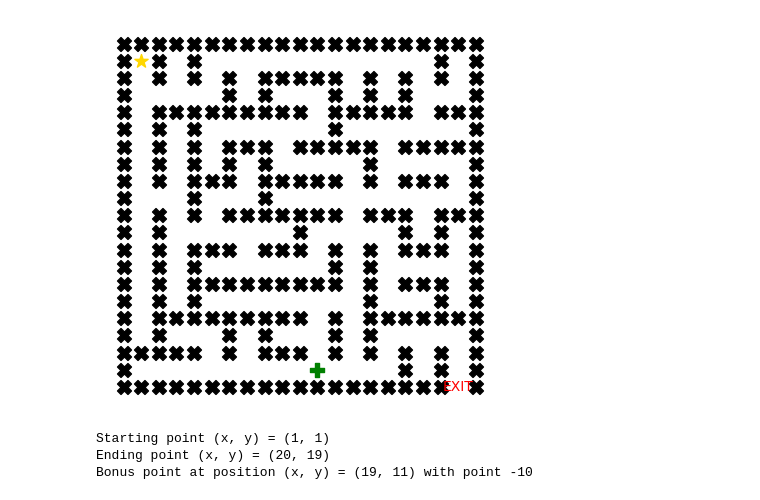
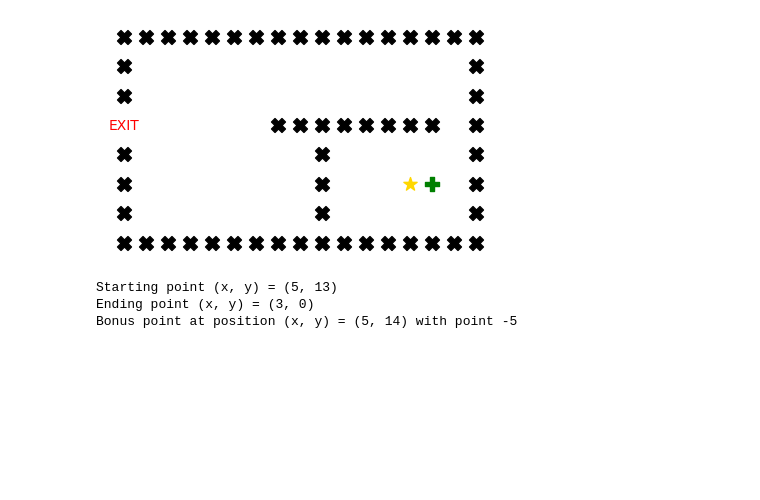
Before and after one commit to hungngocphat01/HCMUS-IntroAI-Project01-Pathfinding, a Jupyter notebook: source/Example.ipynb, the cells around one changed output. Saved outputs shown, nothing was run; the diff lists cells and outputs as text; code cells hidden in the pictures; blank space fills up the shorter version.

```diff
--- a/source/Example.ipynb
+++ b/source/Example.ipynb
@@ -7,12 +7,12 @@ from searching_algorithms import Astar, DFS
 # %%
-g = Graph('testcases/nobonus4.txt')
-fs = (5, 5)
+g = Graph('testcases/bonus1.txt')
+fs = (5, 3)
 g.visualize(figsize=fs)
 # %% [output]
-[figure, old version]
+[figure, new version]
-Starting point (x, y) = (1, 1)
-Ending point (x, y) = (20, 19)
-Bonus point at position (x, y) = (19, 11) with point -10
+Starting point (x, y) = (5, 13)
+Ending point (x, y) = (3, 0)
+Bonus point at position (x, y) = (5, 14) with point -5
 # %%
 g.clear()
 %time Astar(g, manhattan_heuristic)
```
Also changed, not shown: parts of 5 cells of this notebook, 1 other file.
